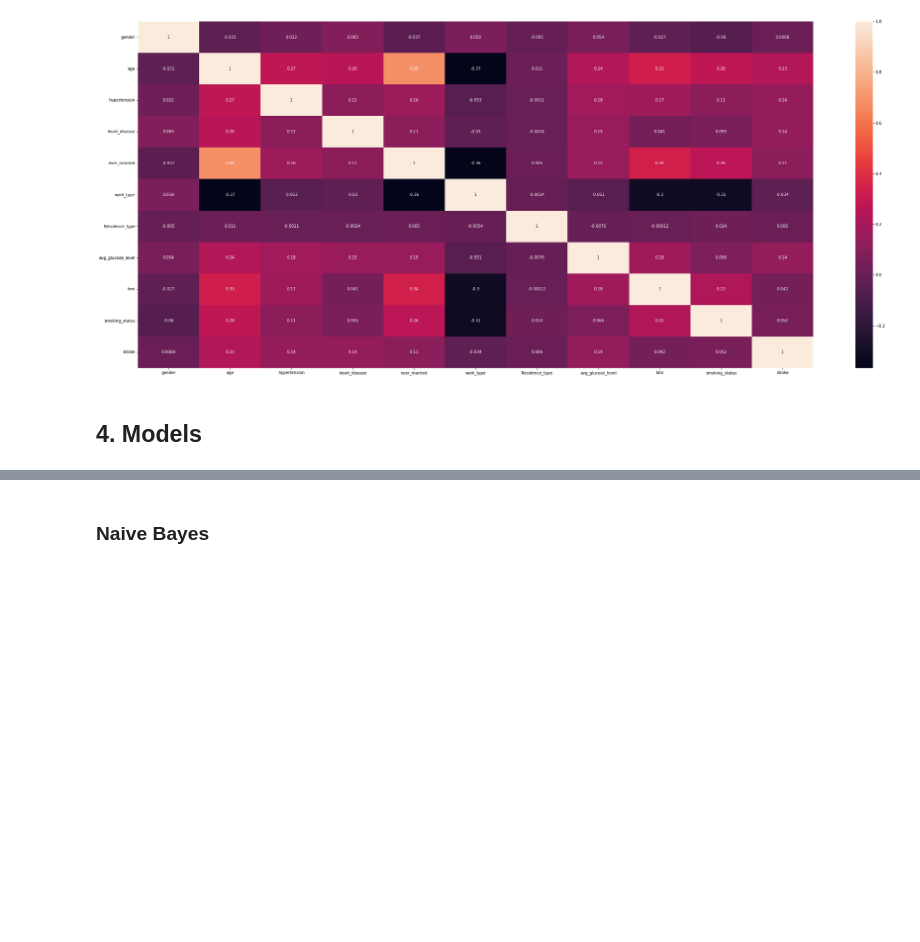
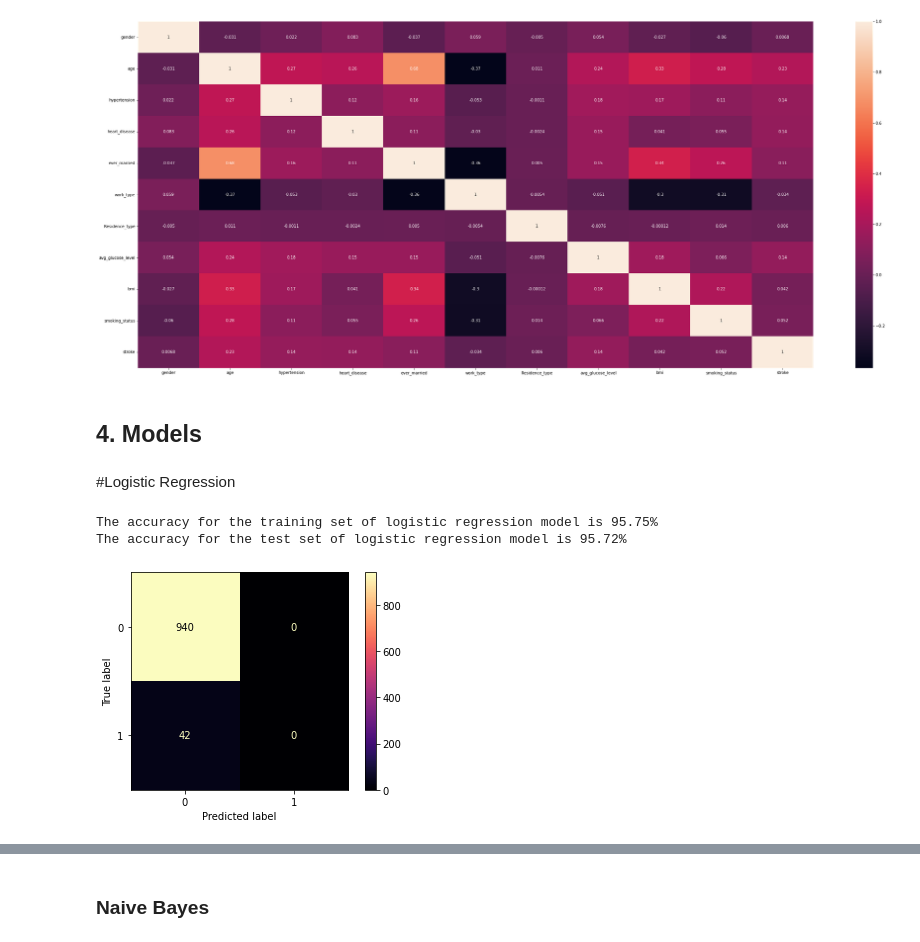
Before and after one commit to Nishatou/cs4650_capstone_bigdata, a Jupyter notebook: CS4650_Project.ipynb, the cells around one changed output, grey strips where cells are left out. Cells and saved outputs as stored; diff of their text form; code cells hidden in the pictures; blank space fills up the shorter version.

Commit message:
add Logistic Regression

```diff
--- a/CS4650_Project.ipynb
+++ b/CS4650_Project.ipynb
@@ -184,3 +184,15 @@ def print_classification_report(yhat, y_test):
     print(classification_report(y_test,yhat))
     print('Accuracy Score: ',accuracy_score(y_test,yhat))
     print('F1 Score: ',f1_score(y_test, yhat))
+# %% [markdown]
+#Logistic Regression
+# %%
+LR_model = run_model("logistic regression", X_train_scaled, y_train, X_test_scaled, y_test)
+# %% [output]
+The accuracy for the training set of logistic regression model is 95.75%
+The accuracy for the test set of logistic regression model is 95.72%
+# %%
+LR_yhat = LR_model.predict(X_test_scaled)
+display_confusion_matrix(LR_model, LR_yhat, y_test)
+# %% [output]
+[figure, added]
```
Also changed, not shown: parts of 10 cells of this notebook, 1 other file.
